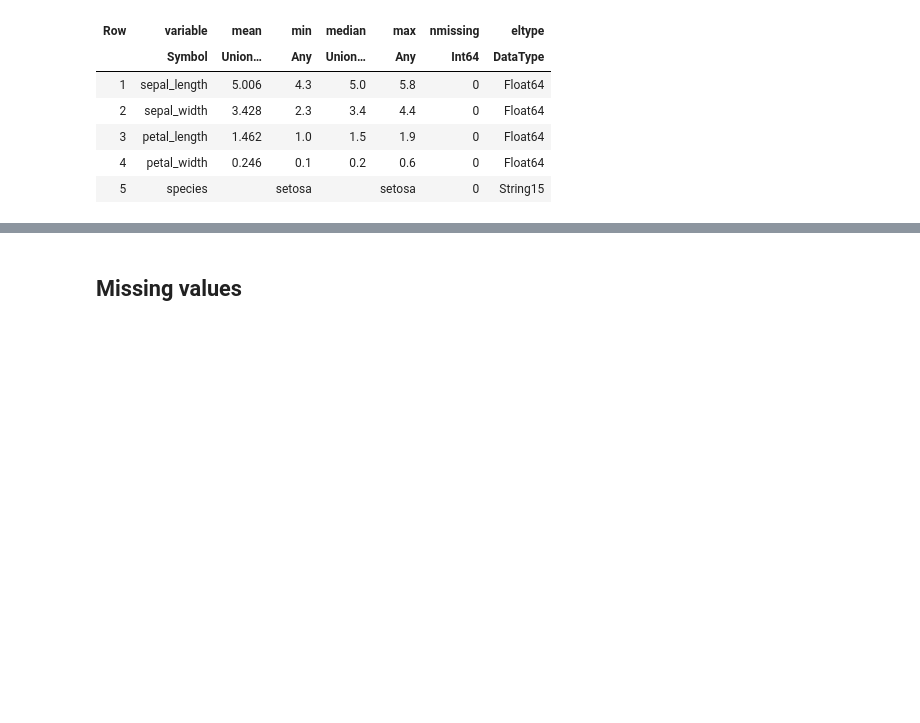
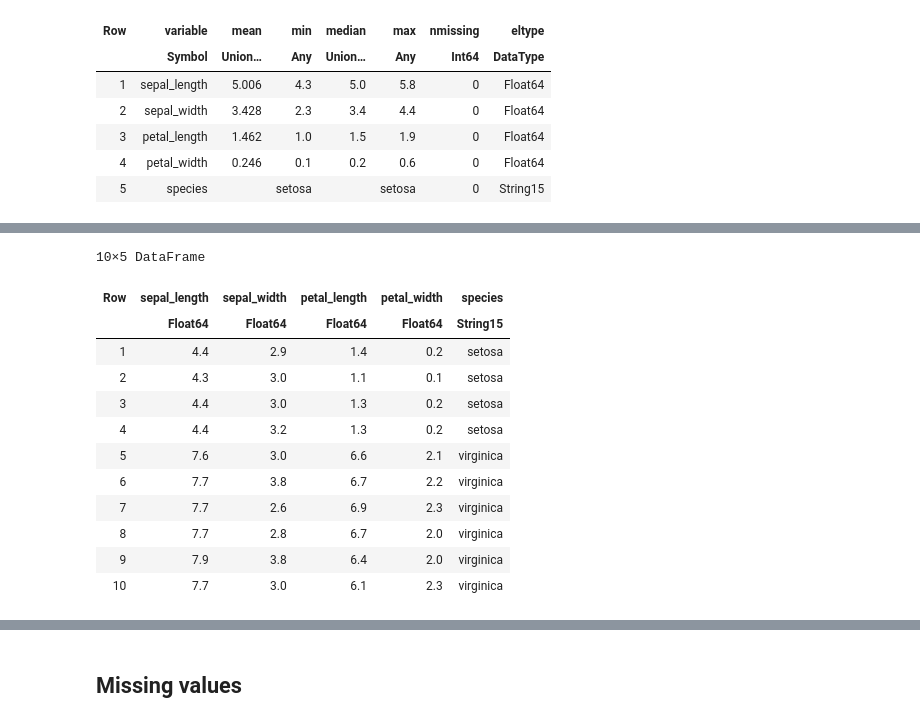
Before and after one commit to Brinkhuis/JuliaBasics, a Jupyter notebook: dataframes.ipynb, the cells around one changed output, grey strips where cells are left out. Saved outputs shown, nothing was run; the diff lists cells and outputs as text; code cells hidden in the pictures; blank space fills up the shorter version.

```diff
--- a/dataframes.ipynb
+++ b/dataframes.ipynb
@@ -317,0 +410,17 @@ describe(iris[iris.species .== "setosa", :])
+# %%
+# subset
+iris[(iris.sepal_length .<4.5 ) .|| (iris.sepal_length .> 7.5), :]
+# %% [output]
+10×5 DataFrame
+| Row | sepal_length | sepal_width | petal_length | petal_width | species |
+|  | Float64 | Float64 | Float64 | Float64 | String15 |
+| 1 | 4.4 | 2.9 | 1.4 | 0.2 | setosa |
+| 2 | 4.3 | 3.0 | 1.1 | 0.1 | setosa |
+| 3 | 4.4 | 3.0 | 1.3 | 0.2 | setosa |
+| 4 | 4.4 | 3.2 | 1.3 | 0.2 | setosa |
+| 5 | 7.6 | 3.0 | 6.6 | 2.1 | virginica |
+| 6 | 7.7 | 3.8 | 6.7 | 2.2 | virginica |
+| 7 | 7.7 | 2.6 | 6.9 | 2.3 | virginica |
+| 8 | 7.7 | 2.8 | 6.7 | 2.0 | virginica |
+| 9 | 7.9 | 3.8 | 6.4 | 2.0 | virginica |
+| 10 | 7.7 | 3.0 | 6.1 | 2.3 | virginica |
```
Also changed, not shown: parts of 50 cells of this notebook.
